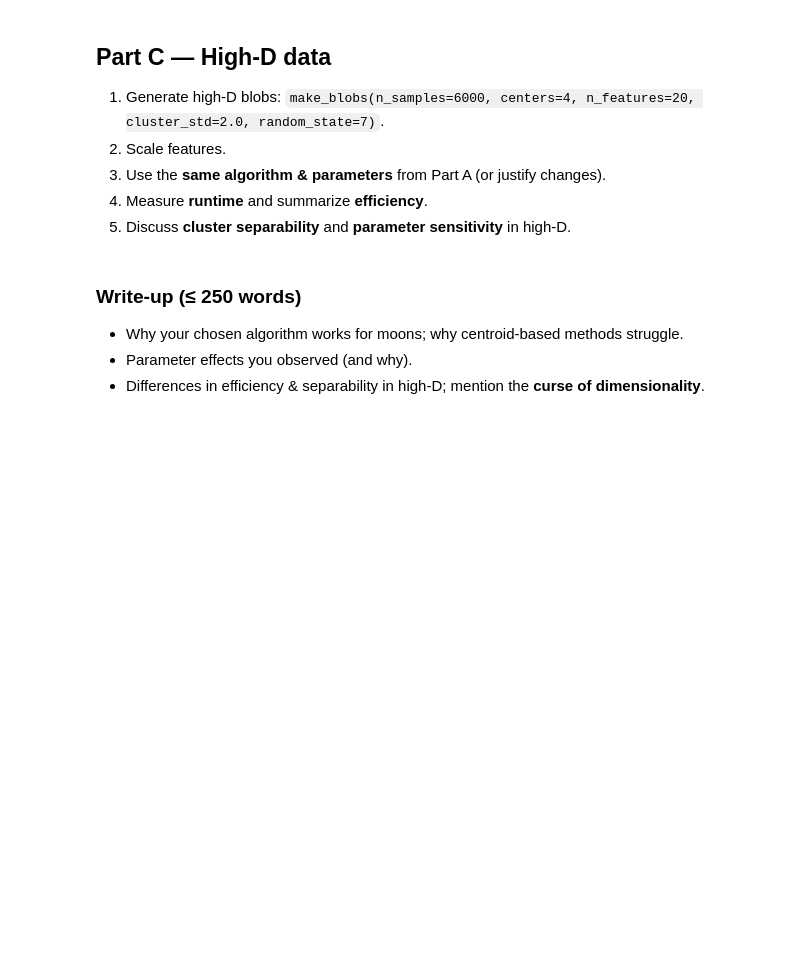
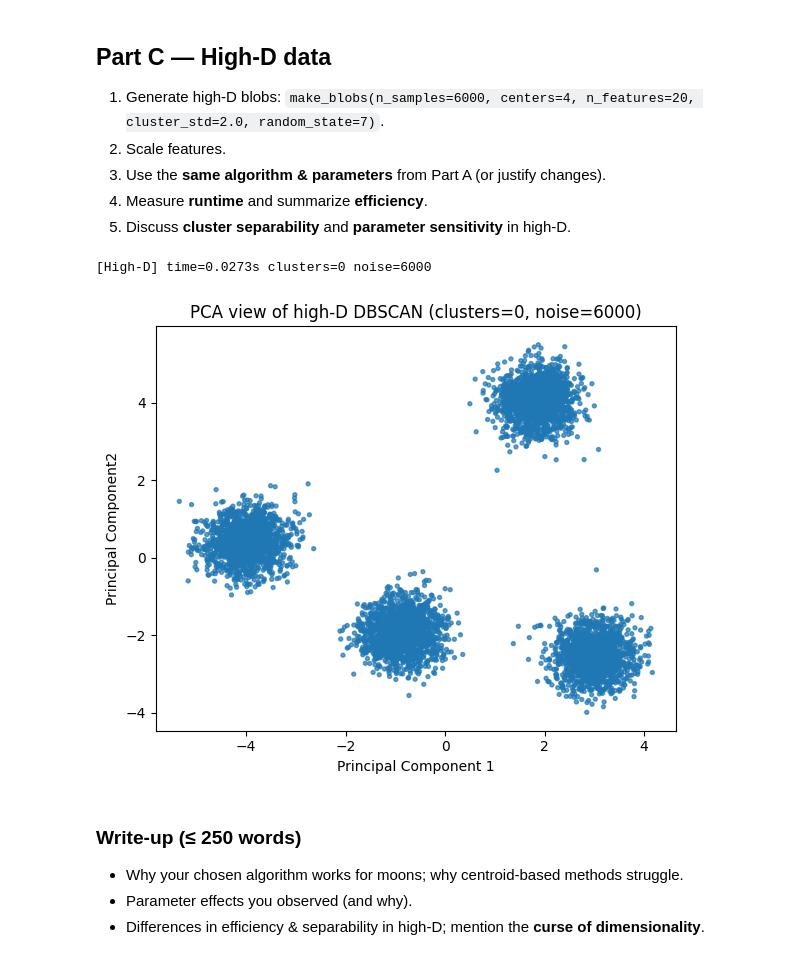
Before and after one commit to DennnnyH/ICS-438-Big-Data-Analytics, a Jupyter notebook: Assignment 4.ipynb, the cells around one changed output. Saved outputs shown, nothing was run; the diff lists cells and outputs as text; code cells hidden in the pictures; blank space fills up the shorter version.

```diff
--- a/Assignment 4.ipynb
+++ b/Assignment 4.ipynb
@@ -187,21 +228,37 @@ For each setting, refit, visualize, and record: runtime, number of clusters.
 # %%
 # --- High-D blobs & scaling ---
 Xh, yh_true = make_blobs(n_samples=6000, centers=4, n_features=20, cluster_std=2.0, random_state=7)
 Xh_s = StandardScaler().fit_transform(Xh)
 
 # --- TODO: Use the SAME algorithm & parameters (or justify changes) ---
-# t0 = perf_counter()
-# model_h = ...
-# labels_h = model_h.fit_predict(Xh_s)
-# t1 = perf_counter()
+t0 = perf_counter()
+model_h = DBSCAN(eps=0.175, min_samples=5)
+labels_h = model_h.fit_predict(Xh_s)
+t1 = perf_counter()
 
-# n_clusters_h = len(set(labels_h)) - (1 if -1 in labels_h else 0)
+n_clusters_h = len(set(labels_h)) - (1 if -1 in labels_h else 0)
+n_noise_h = int(np.sum(labels_h == -1))
 
 
-# print(f"[High-D] time={t1-t0:.4f}s clusters={n_clusters_h} noise={n_noise_h}")
+print(f"[High-D] time={t1-t0:.4f}s clusters={n_clusters_h} noise={n_noise_h}")
 
 # --- TODO: quick PCA for visualization only (do not cluster in reduced space) ---
 from sklearn.decomposition import PCA
+
+pca = PCA(n_components=2)
+Z = pca.fit_transform(Xh_s)
+
+# plot
+plt.figure(figsize=(6, 5))
+plt.scatter(Z[:, 0], Z[:, 1], c=labels_h, s=8, alpha=0.7, cmap='tab10')
+plt.title(f"PCA view of high-D DBSCAN (clusters={n_clusters_h}, noise={n_noise_h})")
+plt.xlabel("Principal Component 1")
+plt.ylabel("Principal Component2")
+plt.tight_layout()
+plt.show()
+# %% [output]
+[High-D] time=0.0273s clusters=0 noise=6000
+[figure, added]
 # %% [markdown]
 
 ### Write‑up (≤ 250 words)
```
Also changed, not shown: parts of 11 cells of this notebook.
